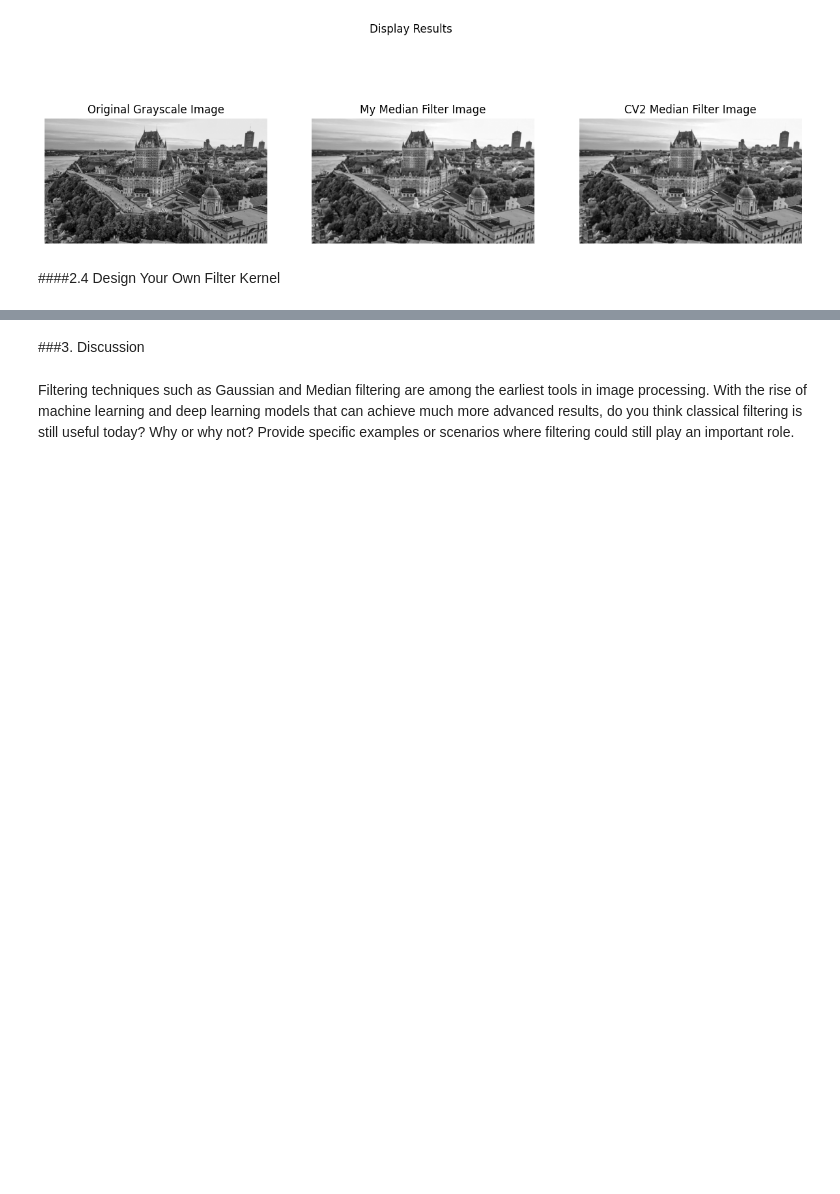
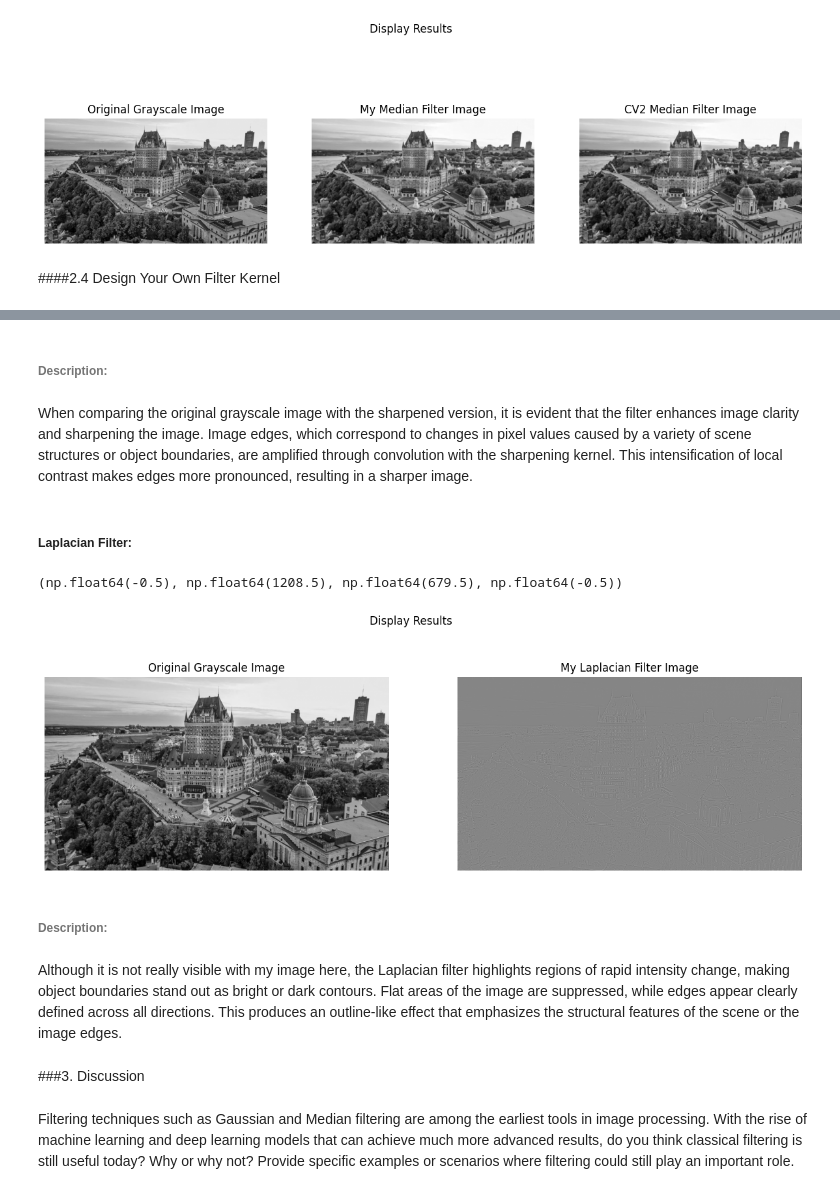
Before and after one commit to jewoolee0502/ComputerVision, a Jupyter notebook: ECSE415_A1.ipynb, the cells around one changed output, grey strips where cells are left out. Drawn from its saved outputs; the diff is of its cells as text; code cells hidden in the pictures; blank space fills up the shorter version.

Commit message:
laplacian filter implementation - completed

```diff
--- a/ECSE415_A1.ipynb
+++ b/ECSE415_A1.ipynb
@@ -350,3 +351,46 @@ axes[1].axis("off")
+# %% [markdown]
+###### Description:
+# %% [markdown]
+When comparing the original grayscale image with the sharpened version, it is evident that the filter enhances image clarity and sharpening the image. Image edges, which correspond to changes in pixel values caused by a variety of scene structures or object boundaries, are amplified through convolution with the sharpening kernel. This intensification of local contrast makes edges more pronounced, resulting in a sharper image.
+# %% [markdown]
+##### Laplacian Filter:
+# %%
+# Implementation of Laplacian Filter
+
+def laplacian_filter(image):
+  # found the 3x3 laplacian kernel from here: https://homepages.inf.ed.ac.uk/rbf/HIPR2/log.htm
+  kernel = np.array([[0, 1, 0],
+                     [1, -4, 1],
+                     [0, 1, 0]])
+
+  # using the previously implemented convolution function
+  output = convolution(image, kernel)
+
+  return output
+# %%
+# Display the images
+
+my_laplacian_filter = laplacian_filter(img_gray)
+
+fig, axes = plt.subplots(1, 2, figsize=(15,5))
+fig.suptitle("Display Results")
+
+# original grayscale image
+axes[0].imshow(img_gray, cmap='gray')
+axes[0].set_title("Original Grayscale Image")
+axes[0].axis("off")
+
+# my sharpening filter image
+axes[1].imshow(my_laplacian_filter, cmap='gray')
+axes[1].set_title("My Laplacian Filter Image")
+axes[1].axis("off")
+# %% [output]
+(np.float64(-0.5), np.float64(1208.5), np.float64(679.5), np.float64(-0.5))
+[figure, added]
+# %% [markdown]
+###### Description:
+# %% [markdown]
+Although it is not really visible with my image here, the Laplacian filter highlights regions of rapid intensity change, making object boundaries stand out as bright or dark contours. Flat areas of the image are suppressed, while edges appear clearly defined across all directions. This produces an outline-like effect that emphasizes the structural features of the scene or the image edges.
 # %% [markdown]
 ###3. Discussion
 # %% [markdown]
```
Also changed, not shown: parts of 5 cells of this notebook.
